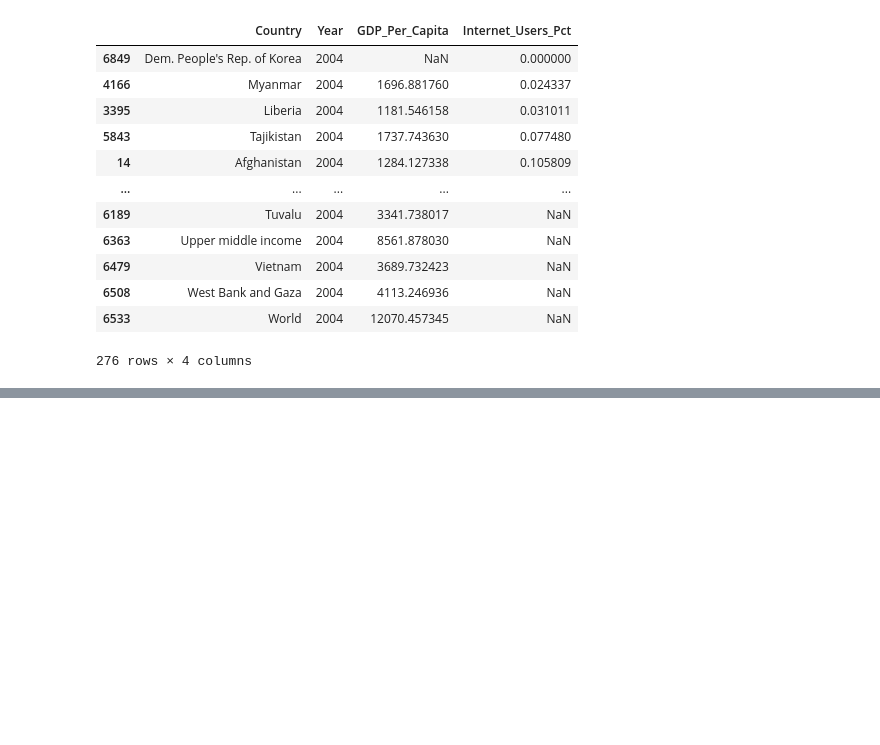
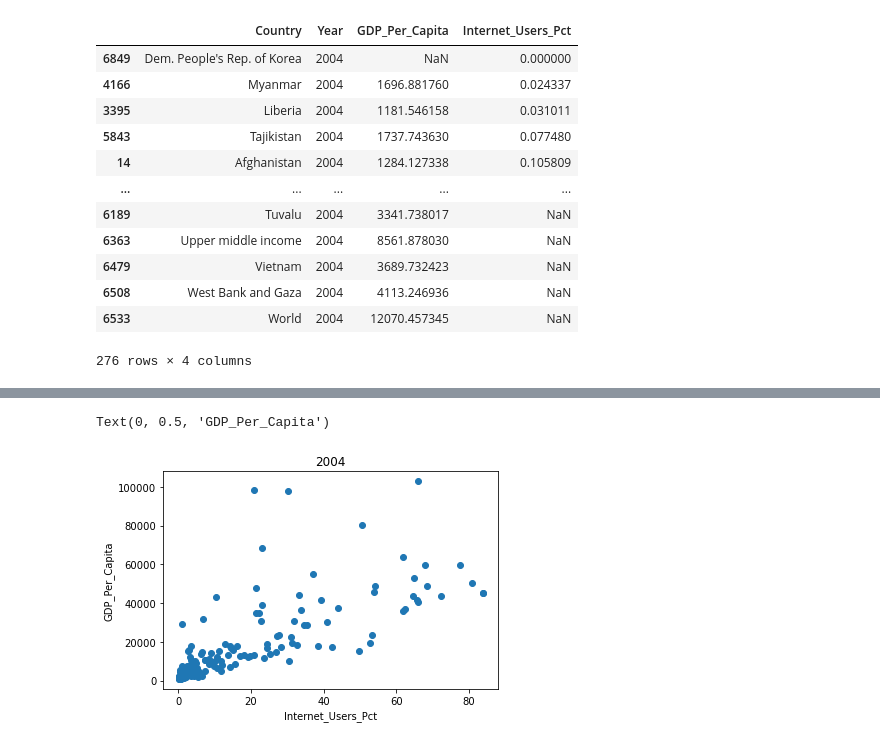
Before and after one commit to megan2/gdp-and-internet-usage-megan2, a Jupyter notebook: gdp_python_workbook.ipynb, the cells around one changed output, grey strips where cells are left out. Drawn from its saved outputs; the diff is of its cells as text; code cells hidden in the pictures; blank space fills up the shorter version.

Commit message:
got to the scatterplots

```diff
--- a/gdp_python_workbook.ipynb
+++ b/gdp_python_workbook.ipynb
@@ -206,0 +256,8 @@ gdp_and_internet_use_04.sort_values('Internet_Users_Pct', ascending=True)
+# %%
+plt.scatter(gdp_and_internet_use_04.Internet_Users_Pct, gdp_and_internet_use_04.GDP_Per_Capita)
+plt.title("2004")
+plt.xlabel("Internet_Users_Pct")
+plt.ylabel("GDP_Per_Capita")
+# %% [output]
+Text(0, 0.5, 'GDP_Per_Capita')
+[figure, added]
```
Also changed, not shown: parts of 21 cells of this notebook.
